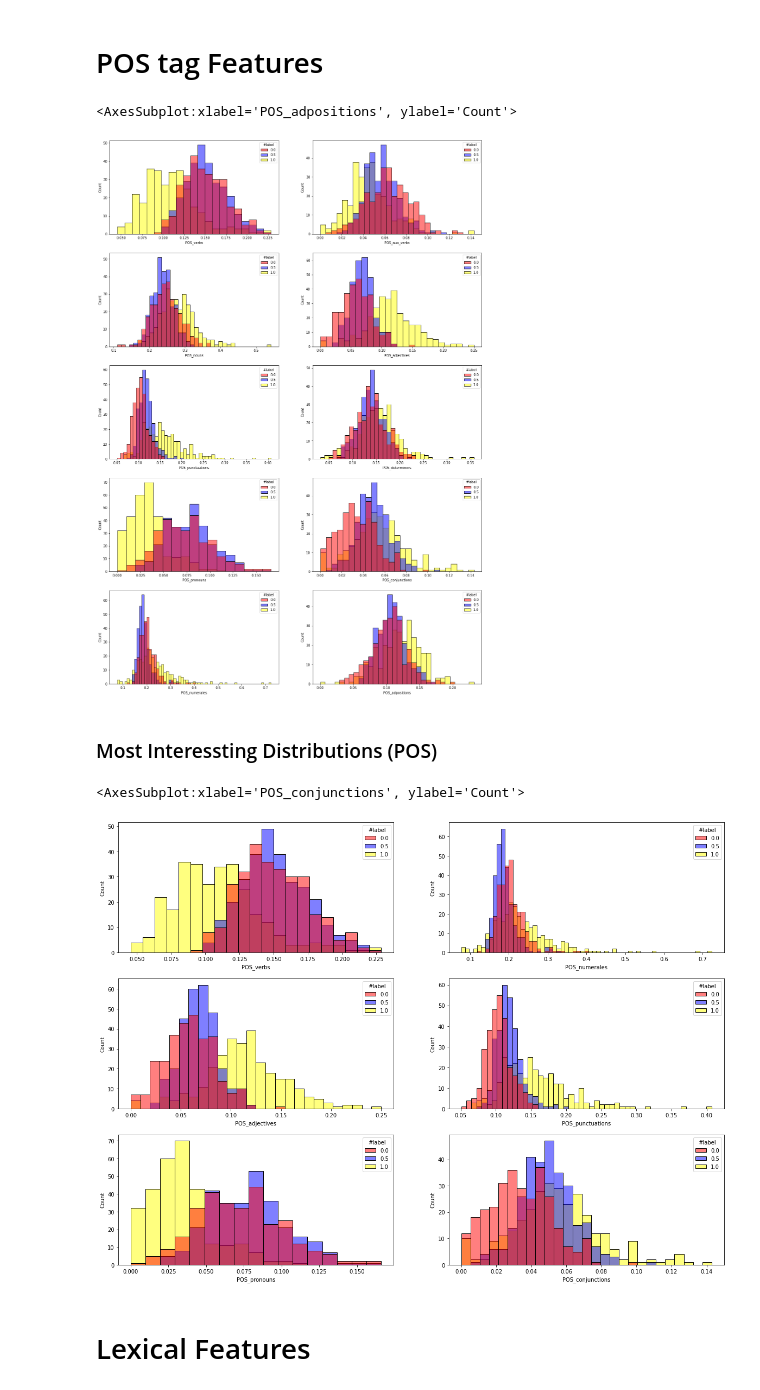
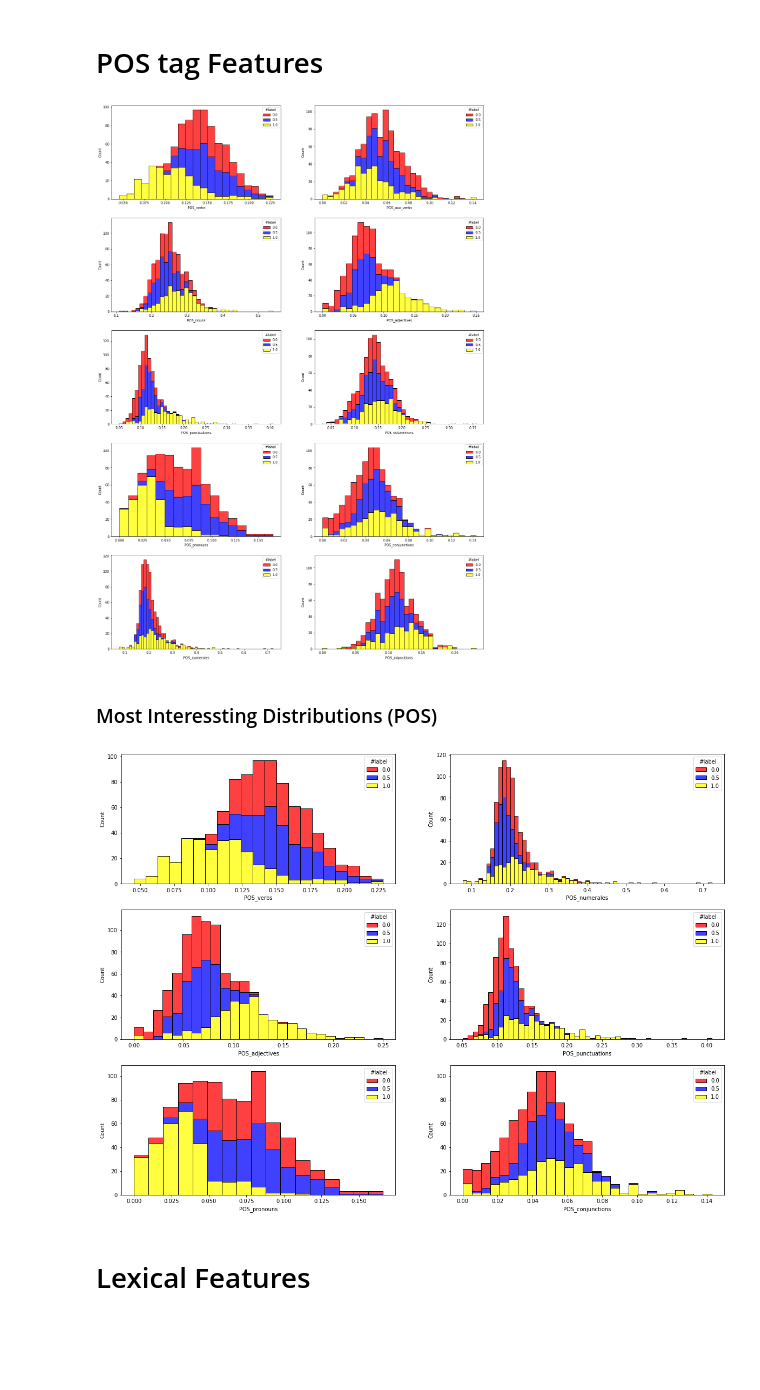
Before and after one commit to DanielAweis/TextComplexityFeatures, a Jupyter notebook: data_analysis/data_analysis_lexica_corpus.ipynb, the cells around one changed output. Saved outputs shown, nothing was run; the diff lists cells and outputs as text; code cells hidden in the pictures; blank space fills up the shorter version.

```diff
--- a/data_analysis/data_analysis_lexica_corpus.ipynb
+++ b/data_analysis/data_analysis_lexica_corpus.ipynb
@@ -117,32 +117,32 @@ pos_klexikon = pos_df.loc[df["#label"] == 0.5]
 pos_wiki = pos_df.loc[df["#label"] == 1.0]
 # %%
 fig, axes = plt.subplots(nrows=5, ncols = 2, figsize=(20, 30))
-sns.histplot(ax=axes[0, 0], data=pos_df, x="POS_verbs", hue="#label", palette=["red", "blue", "yellow"])
-sns.histplot(ax=axes[0, 1], data=pos_df, x="POS_aux_verbs", hue="#label", palette=["red", "blue", "yellow"])
-sns.histplot(ax=axes[1, 0], data=pos_df, x="POS_nouns", hue="#label", palette=["red", "blue", "yellow"])
-sns.histplot(ax=axes[1, 1], data=pos_df, x="POS_adjectives", hue="#label", palette=["red", "blue", "yellow"])
-sns.histplot(ax=axes[2, 0], data=pos_df, x="POS_punctuations", hue="#label", palette=["red", "blue", "yellow"])
-sns.histplot(ax=axes[2, 1], data=pos_df, x="POS_determiners", hue="#label", palette=["red", "blue", "yellow"])
-sns.histplot(ax=axes[3, 0], data=pos_df, x="POS_pronouns", hue="#label", palette=["red", "blue", "yellow"])
-sns.histplot(ax=axes[3, 1], data=pos_df, x="POS_conjunctions", hue="#label", palette=["red", "blue", "yellow"])
-sns.histplot(ax=axes[4, 0], data=pos_df, x="POS_numerales", hue="#label", palette=["red", "blue", "yellow"])
-sns.histplot(ax=axes[4, 1], data=pos_df, x="POS_adpositions", hue="#label", palette=["red", "blue", "yellow"])
+sns.histplot(ax=axes[0, 0], data=pos_df, x="POS_verbs", hue="#label", palette=["red", "blue", "yellow"], multiple="stack")
+sns.histplot(ax=axes[0, 1], data=pos_df, x="POS_aux_verbs", hue="#label", palette=["red", "blue", "yellow"], multiple="stack")
+sns.histplot(ax=axes[1, 0], data=pos_df, x="POS_nouns", hue="#label", palette=["red", "blue", "yellow"], multiple="stack")
+sns.histplot(ax=axes[1, 1], data=pos_df, x="POS_adjectives", hue="#label", palette=["red", "blue", "yellow"], multiple="stack")
+sns.histplot(ax=axes[2, 0], data=pos_df, x="POS_punctuations", hue="#label", palette=["red", "blue", "yellow"], multiple="stack")
+sns.histplot(ax=axes[2, 1], data=pos_df, x="POS_determiners", hue="#label", palette=["red", "blue", "yellow"], multiple="stack")
+sns.histplot(ax=axes[3, 0], data=pos_df, x="POS_pronouns", hue="#label", palette=["red", "blue", "yellow"], multiple="stack")
+sns.histplot(ax=axes[3, 1], data=pos_df, x="POS_conjunctions", hue="#label", palette=["red", "blue", "yellow"], multiple="stack")
+sns.histplot(ax=axes[4, 0], data=pos_df, x="POS_numerales", hue="#label", palette=["red", "blue", "yellow"], multiple="stack")
+sns.histplot(ax=axes[4, 1], data=pos_df, x="POS_adpositions", hue="#label", palette=["red", "blue", "yellow"], multiple="stack")
+plt.savefig("pos_tag.svg")
 # %% [output]
-<AxesSubplot:xlabel='POS_adpositions', ylabel='Count'>
-[figure, old version]
+[figure, new version]
 # %% [markdown]
 ### Most Interessting Distributions (POS)
 # %%
 fig, axes = plt.subplots(nrows=3, ncols = 2, figsize=(20, 15))
-sns.histplot(ax=axes[0, 0], data=pos_df, x="POS_verbs", hue="#label", palette=["red", "blue", "yellow"])
-sns.histplot(ax=axes[0, 1], data=pos_df, x="POS_numerales", hue="#label", palette=["red", "blue", "yellow"])
-sns.histplot(ax=axes[1, 0], data=pos_df, x="POS_adjectives", hue="#label", palette=["red", "blue", "yellow"])
-sns.histplot(ax=axes[1, 1], data=pos_df, x="POS_punctuations", hue="#label", palette=["red", "blue", "yellow"])
-sns.histplot(ax=axes[2, 0], data=pos_df, x="POS_pronouns", hue="#label", palette=["red", "blue", "yellow"])
-sns.histplot(ax=axes[2, 1], data=pos_df, x="POS_conjunctions", hue="#label", palette=["red", "blue", "yellow"])
+sns.histplot(ax=axes[0, 0], data=pos_df, x="POS_verbs", hue="#label", palette=["red", "blue", "yellow"], multiple="stack")
+sns.histplot(ax=axes[0, 1], data=pos_df, x="POS_numerales", hue="#label", palette=["red", "blue", "yellow"], multiple="stack")
+sns.histplot(ax=axes[1, 0], data=pos_df, x="POS_adjectives", hue="#label", palette=["red", "blue", "yellow"], multiple="stack")
+sns.histplot(ax=axes[1, 1], data=pos_df, x="POS_punctuations", hue="#label", palette=["red", "blue", "yellow"], multiple="stack")
+sns.histplot(ax=axes[2, 0], data=pos_df, x="POS_pronouns", hue="#label", palette=["red", "blue", "yellow"], multiple="stack")
+sns.histplot(ax=axes[2, 1], data=pos_df, x="POS_conjunctions", hue="#label", palette=["red", "blue", "yellow"], multiple="stack")
+plt.savefig("most_pos_tag.svg")
 # %% [output]
-<AxesSubplot:xlabel='POS_conjunctions', ylabel='Count'>
-[figure, old version]
+[figure, new version]
 # %% [markdown]
 # Lexical Features
 # %%
```
Also changed, not shown: parts of 6 cells of this notebook, 10 other files.
